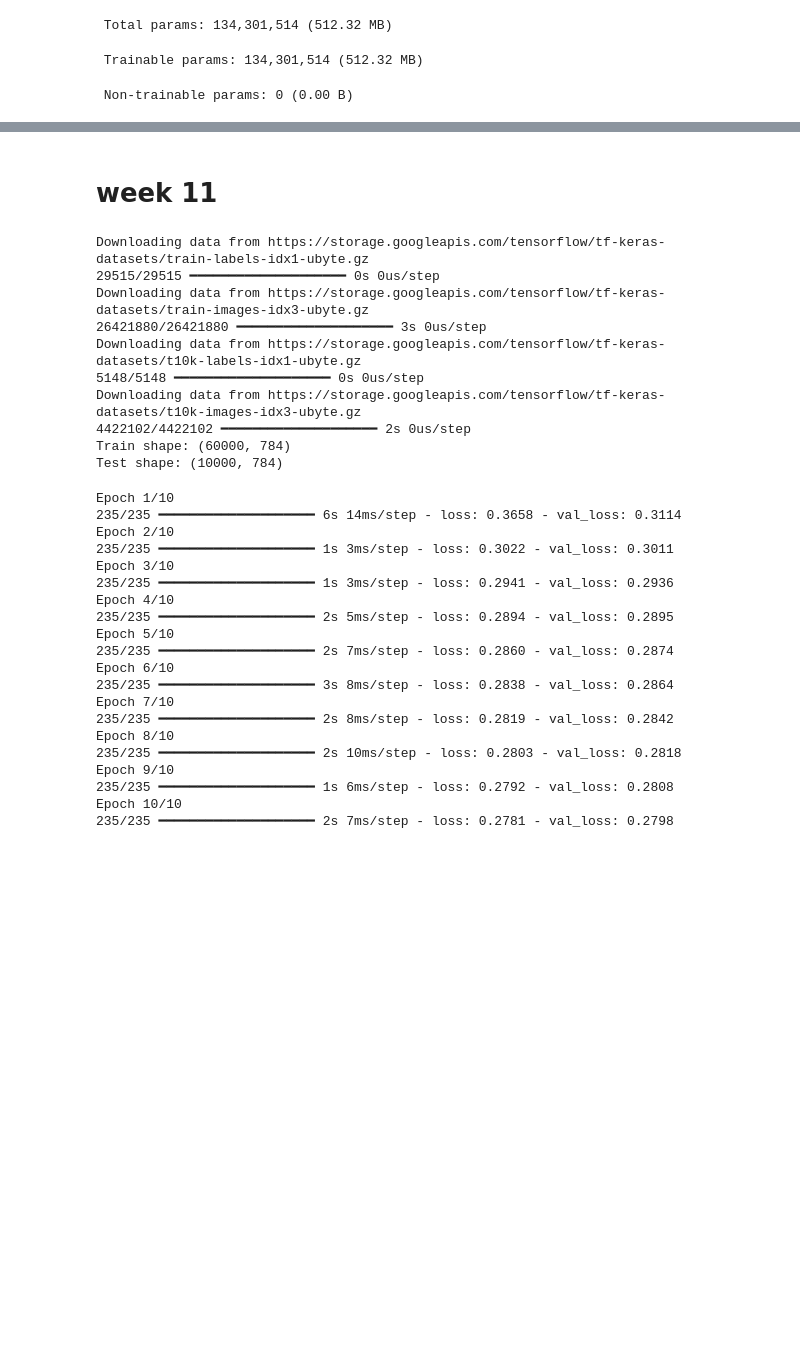
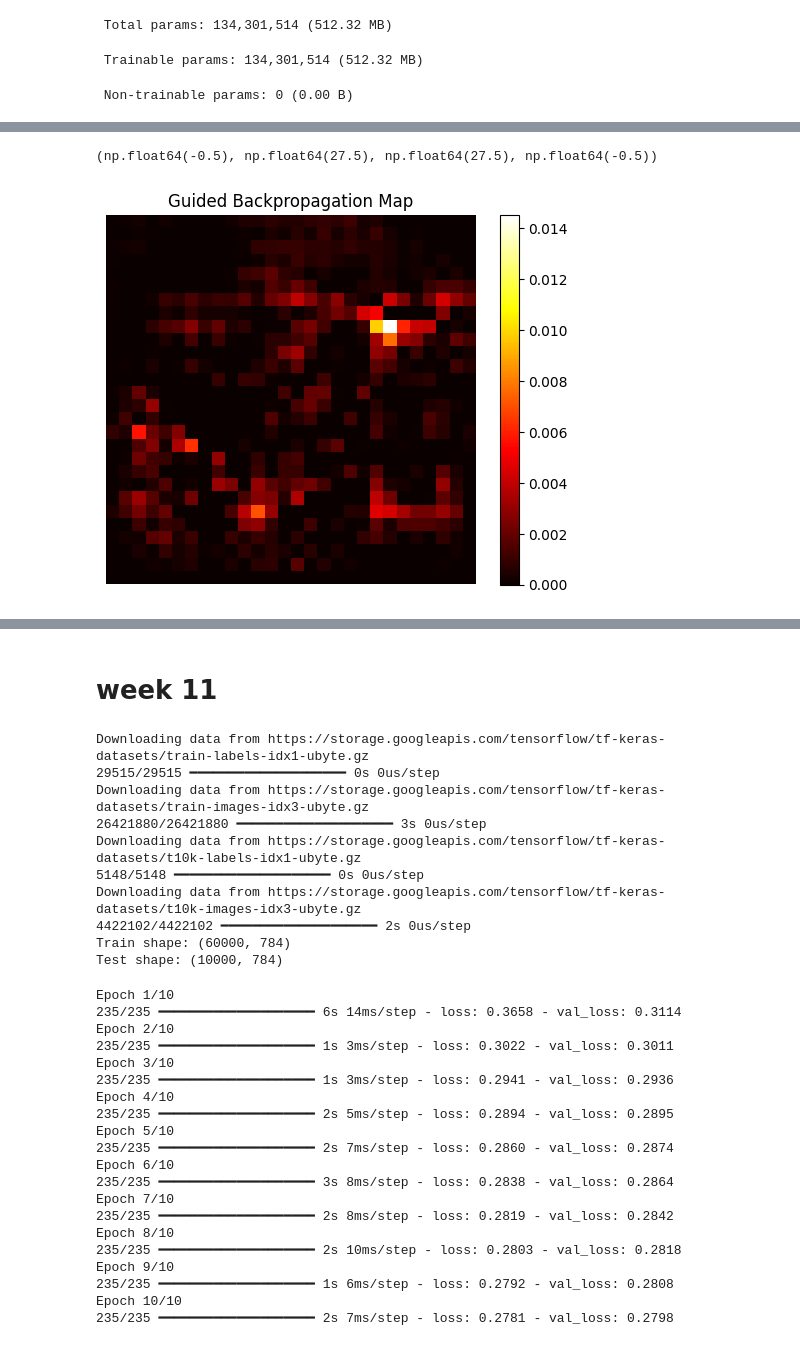
Before and after one commit to mekaviraj/ML_sem5, a Jupyter notebook: dl_assignment_2.ipynb, the cells around one changed output, grey strips where cells are left out. Drawn from its saved outputs; the diff is of its cells as text; code cells hidden in the pictures; blank space fills up the shorter version.

```diff
--- a/dl_assignment_2.ipynb
+++ b/dl_assignment_2.ipynb
@@ -364,7 +288,7 @@ transform = transforms.Compose([
     transforms.Normalize((0.5,), (0.5,))
 ])
 
-train_set = datasets.fashion(root='./data', train=True, download=True, transform=transform)
+train_set = datasets.FashionMNIST(root='./data', train=True, download=True, transform=transform)
 train_loader = DataLoader(train_set, batch_size=64, shuffle=True)
 print(1)
 # MLP Model
@@ -1322,0 +1566,26 @@ Model: "sequential_1"
+# %%
+# Convert to tensor
+img_tensor = tf.convert_to_tensor(img.reshape(1,28,28,1), dtype=tf.float32)
+
+# Guided Backpropagation
+with tf.GradientTape() as tape:
+    tape.watch(img_tensor)
+    preds = model(img_tensor)
+    class_idx = tf.argmax(preds[0])   # predicted class
+    loss = preds[:, class_idx]
+
+# Compute gradients
+grads = tape.gradient(loss, img_tensor)
+
+# Guided Backprop (only positive gradients)
+guided_grads = tf.nn.relu(grads)
+
+guided_grads = guided_grads.numpy().squeeze()
+# %%
+plt.imshow(guided_grads, cmap='hot')
+plt.title("Guided Backpropagation Map")
+plt.colorbar()
+plt.axis('off')
+# %% [output]
+(np.float64(-0.5), np.float64(27.5), np.float64(27.5), np.float64(-0.5))
+[figure, added]
```
Also changed, not shown: parts of 25 cells of this notebook.
